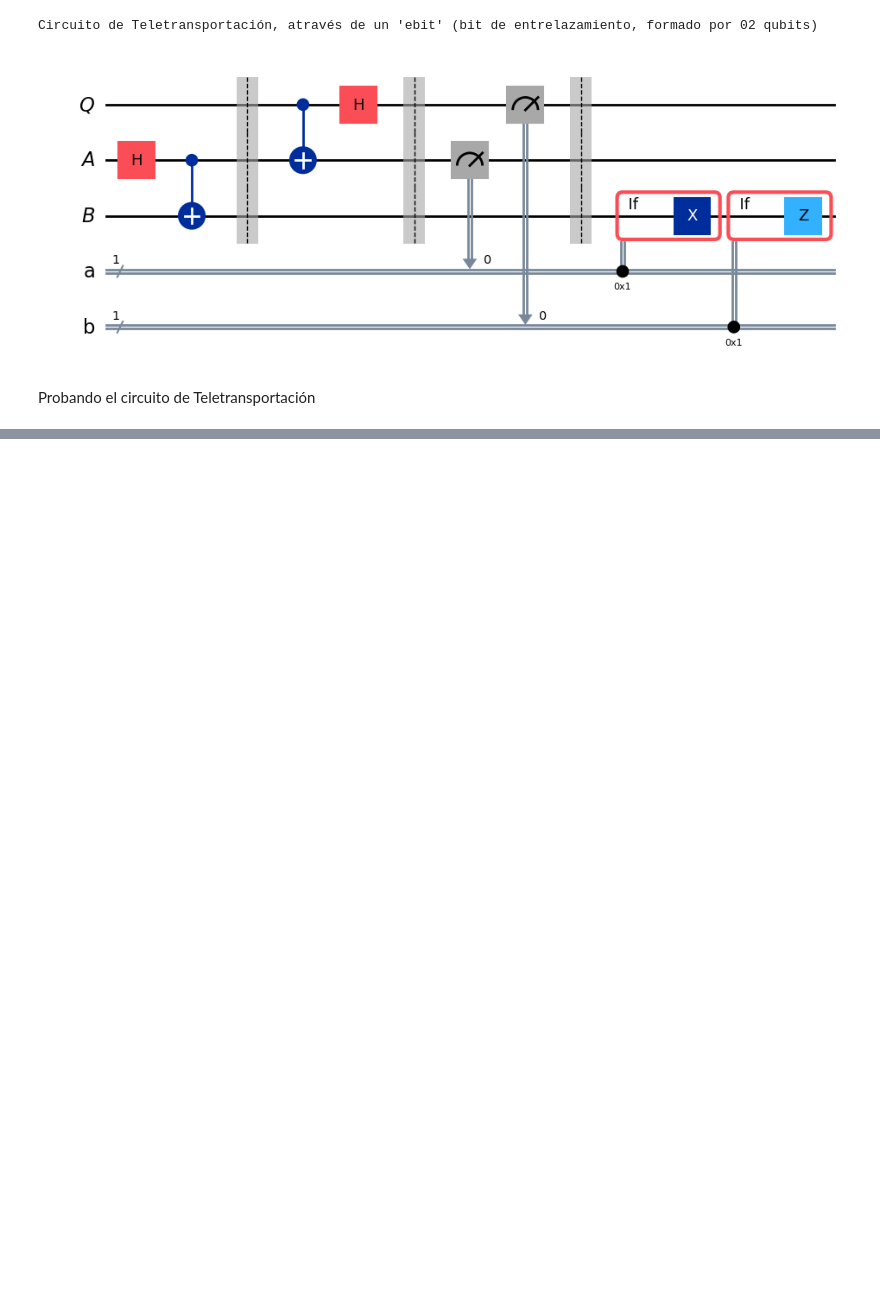
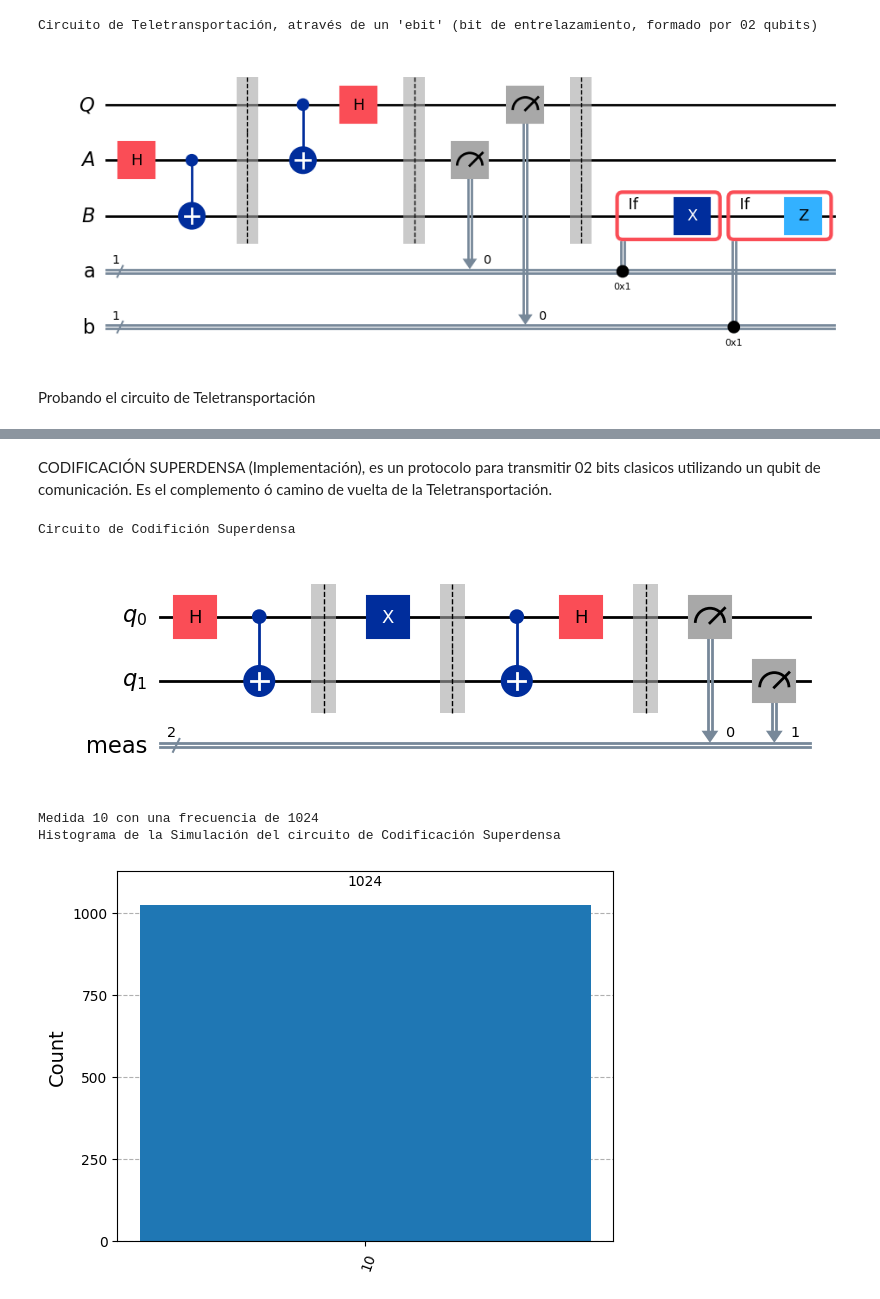
Before and after one commit to mmitacc/qiskitIBM, a Jupyter notebook: 4-EntanglementInAction.ipynb, the cells around one changed output, grey strips where cells are left out. Cells and saved outputs as stored; diff of their text form; code cells hidden in the pictures; blank space fills up the shorter version.

```diff
--- a/4-EntanglementInAction.ipynb
+++ b/4-EntanglementInAction.ipynb
@@ -188,2 +195,47 @@ Histograma de los 03 bits de salida clasicos del último Circuito de Teletranspo
 Estadisticas solo del Qubit resultado
 [figure]
+# %% [markdown]
+CODIFICACIÓN SUPERDENSA (Implementación), es un protocolo para transmitir 02 bits clasicos utilizando un qubit de comunicación. Es el complemento ó camino de vuelta de la Teletransportación.
+# %%
+# Se definen los 02 bits clasicos a transmitir
+c = "1"
+d = "0"
+
+# Se define el circuito cuantico con 02 qubits
+protocolSD = QuantumCircuit(2)
+
+# Se inicializa el ebit con el 1er vector de Bell
+protocolSD.h(0)      # Puerta Hadamard en el 1er qubit
+protocolSD.cx(0 ,1)  # Puerta de Poulli X con el 1er qubit de control y el 2do de objetivo
+protocolSD.barrier()
+
+# Operaciones con el 1er qubit, el de Alice
+if d == "1":
+    protocolSD.z(0)
+if c == "1":
+    protocolSD.x(0)
+protocolSD.barrier()
+
+# Operaciones de Bob, para el 1er y 2do quibit
+protocolSD.cx(0, 1)
+protocolSD.h(0)
+
+# Mediciones de los 02 qubits
+protocolSD.measure_all()
+print("Circuito de Codifición Superdensa")
+display(protocolSD.draw(output="mpl"))
+
+# Aplicando una Simulación con Aer
+resultSD = AerSimulator().run(protocolSD).result()
+statisticsSD = resultSD.get_counts()
+for outcome, frequency in statisticsSD.items():
+    print(f"Medida {outcome} con una frecuencia de {frequency}")
+
+print("Histograma de la Simulación del circuito de Codificación Superdensa")
+display(plot_histogram(statisticsSD))
+# %% [output]
+Circuito de Codifición Superdensa
+[figure, added]
+Medida 10 con una frecuencia de 1024
+Histograma de la Simulación del circuito de Codificación Superdensa
+[figure, added]
```
Also changed, not shown: parts of 6 cells of this notebook.
